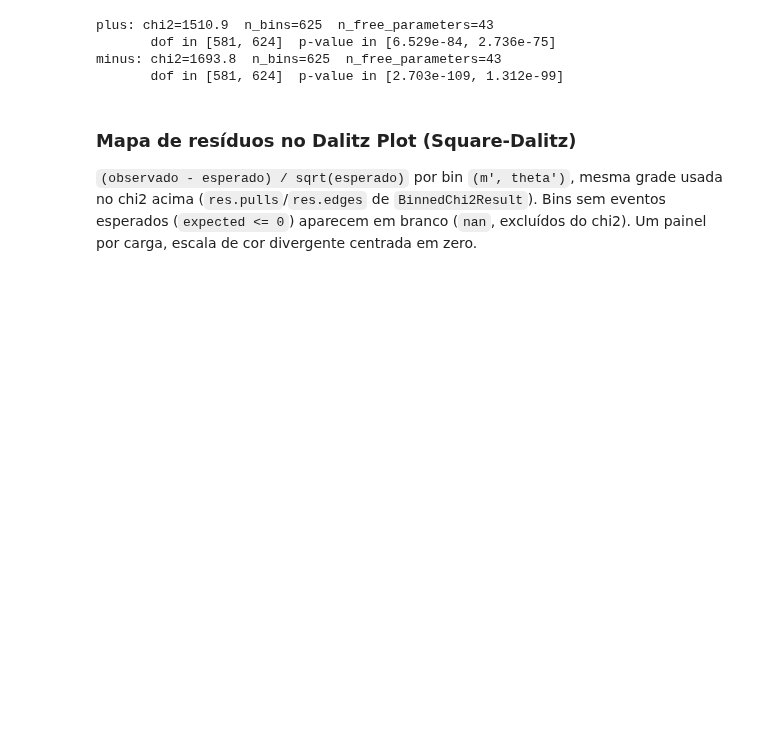
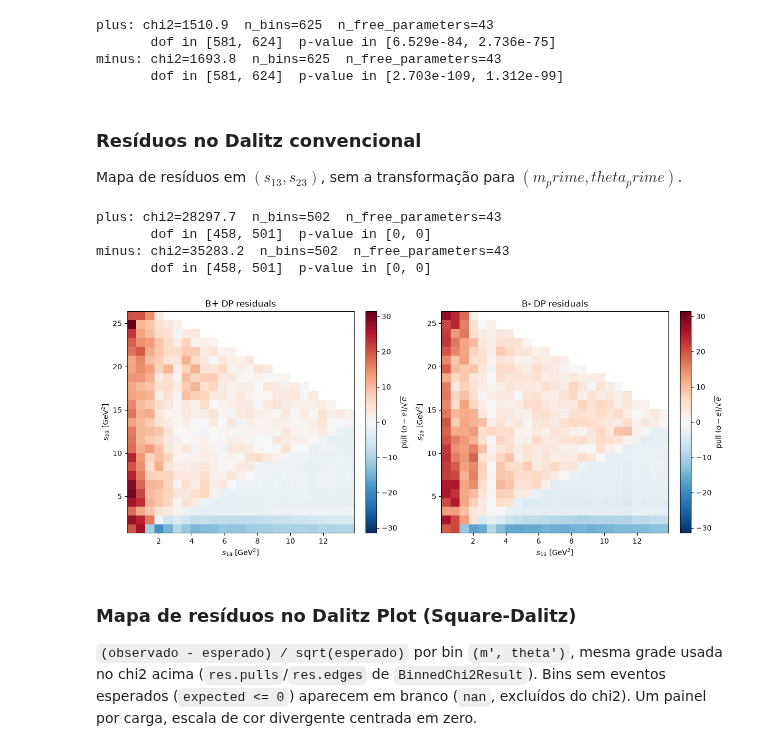
Before and after one commit to JuanBSLeite/DalitzPlotFitter, a Jupyter notebook: notebooks/data_analyses/22_b2pipipi_cpvfit_laura_comparison.ipynb, the cells around one changed output. Saved outputs shown, nothing was run; the diff lists cells and outputs as text; code cells hidden in the pictures; blank space fills up the shorter version.

```diff
--- a/notebooks/data_analyses/22_b2pipipi_cpvfit_laura_comparison.ipynb
+++ b/notebooks/data_analyses/22_b2pipipi_cpvfit_laura_comparison.ipynb
@@ -785,6 +786,32 @@ plus: chi2=1510.9  n_bins=625  n_free_parameters=43
        dof in [581, 624]  p-value in [6.529e-84, 2.736e-75]
 minus: chi2=1693.8  n_bins=625  n_free_parameters=43
        dof in [581, 624]  p-value in [2.703e-109, 1.312e-99]
+# %% [markdown]
+### Resíduos no Dalitz convencional
+
+Mapa de resíduos em $(s_{13},s_{23})$, sem a transformação para $(m_prime, theta_prime)$.
+# %%
+gof_dp = fit_session.goodness_of_fit_chi2(result, x="s13", y="s23", bins=25)
+for charge, res in gof_dp.items():
+    print(f"{charge}: chi2={res.chi2:.1f}  n_bins={res.n_bins}  n_free_parameters={res.n_free_parameters}")
+    print(f"       dof in [{res.dof_min}, {res.dof_max}]  p-value in [{res.p_value_min:.4g}, {res.p_value_max:.4g}]")
+# %% [output]
+plus: chi2=28297.7  n_bins=502  n_free_parameters=43
+       dof in [458, 501]  p-value in [0, 0]
+minus: chi2=35283.2  n_bins=502  n_free_parameters=43
+       dof in [458, 501]  p-value in [0, 0]
+# %%
+fig, axes = plt.subplots(1, 2, figsize=(12, 5), constrained_layout=True)
+pull_max = max(np.nanmax(np.abs(res.pulls)) for res in gof_dp.values())
+for ax, (charge, res) in zip(axes, gof_dp.items()):
+    x_edges, y_edges = res.edges
+    mesh = ax.pcolormesh(x_edges, y_edges, res.pulls.T, cmap="RdBu_r", vmin=-pull_max, vmax=pull_max, shading="flat")
+    ax.set_xlabel(r"$s_{13}$ [GeV$^2$]")
+    ax.set_ylabel(r"$s_{23}$ [GeV$^2$]")
+    ax.set_title(f"B{'+' if charge == 'plus' else '-'} DP residuals")
+    fig.colorbar(mesh, ax=ax, label=r"pull $(o-e)/\sqrt{e}$")
+# %% [output]
+[figure, added]
 # %% [markdown]
 ### Mapa de resíduos no Dalitz Plot (Square-Dalitz)
 
```
Also changed, not shown: parts of 8 cells of this notebook, 2 other files.
